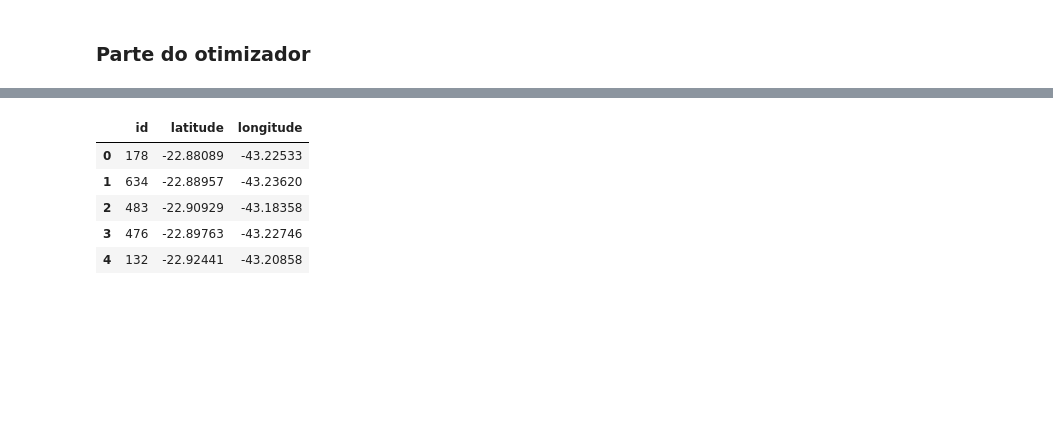
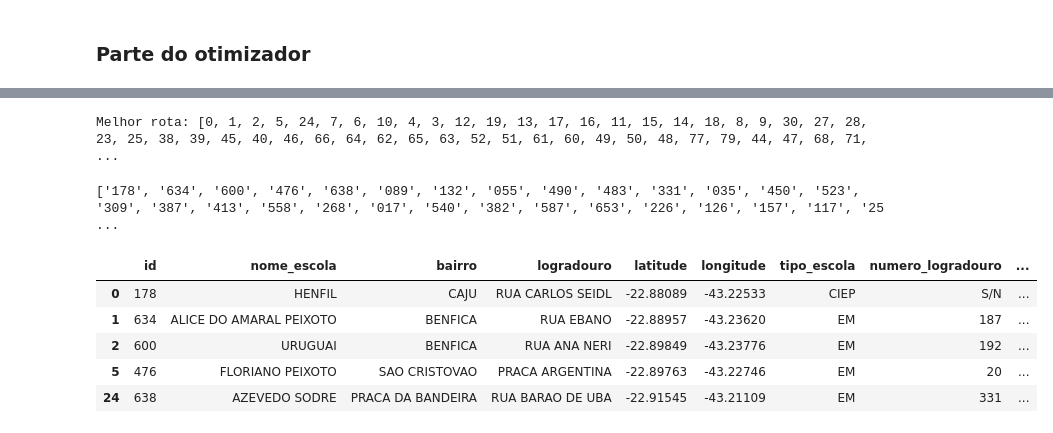
Before and after one commit to victorlemos1/tp-projetoescola, a Jupyter notebook: projeto.ipynb, the cells around one changed output, grey strips where cells are left out. Cells and saved outputs as stored; diff of their text form; code cells hidden in the pictures; blank space fills up the shorter version.

```diff
--- a/projeto.ipynb
+++ b/projeto.ipynb
@@ -235,0 +323,4 @@ display(df_escolas)
+# %%
+df_union = pd.merge(df_escolas, df_materiais, on="id")
+df_union = pd.merge(df_union, df_subprefeituras, on="bairro")
+df_union.head()
@@ -237,4 +335,4 @@ display(df_escolas)
 ### Parte do otimizador
 # %%
 # criando um novo df com colunas necessarias para rodar o otimizador
-df = df_escolas[["id", "latitude", "longitude"]]
+df = df_union[["id", "latitude", "longitude"]]
@@ -241,9 +355,69 @@ df = df_escolas[["id", "latitude", "longitude"]]
+# %%
+pontos_entrega = list(zip(df.latitude, df.longitude))
+
+def distance(point1, point2):
+    """
+    Calcula a distância entre dois pontos geográficos, usando a fórmula de Haversine.
+    """
+    lat1, lon1 = point1
+    lat2, lon2 = point2
+    R = 6371  # raio da Terra em quilômetros
+    phi1 = math.radians(lat1)
+    phi2 = math.radians(lat2)
+    delta_phi = math.radians(lat2 - lat1)
+    delta_lambda = math.radians(lon2 - lon1)
+
+    a = (
+        math.sin(delta_phi / 2) ** 2
+        + math.cos(phi1) * math.cos(phi2) * math.sin(delta_lambda / 2) ** 2
+    )
+    c = 2 * math.atan2(math.sqrt(a), math.sqrt(1 - a))
+
+    d = R * c
+    return d
+
+
+def nearest_neighbor(points):
+    unvisited = set(
+        range(1, len(points))
+    )  # índices que representam os pontos não visitados
+    current_point = 0
+    route = [current_point]
+
+    while unvisited:
+        nearest = min(
+            unvisited, key=lambda x: distance(points[current_point], points[x])
+        )
+        route.append(nearest)
+        unvisited.remove(nearest)
+        current_point = nearest
+
+    route.append(0)  # Volta ao ponto inicial para fechar o ciclo
+    return route
+
+
+# Exemplo de lista de pontos (latitude, longitude)
+# pontos_entrega = [(lat1, lon1), (lat2, lon2), ...]  # Substitua pelos seus pontos
+
+best_route = nearest_neighbor(pontos_entrega)
+print("Melhor rota:", best_route)
+# %% [output]
+Melhor rota: [0, 1, 2, 5, 24, 7, 6, 10, 4, 3, 12, 19, 13, 17, 16, 11, 15, 14, 18, 8, 9, 30, 27, 28, 23, 25, 38, 39, 45, 40, 46, 66, 64, 62, 65, 63, 52, 51, 61, 60, 49, 50, 48, 77, 79, 44, 47, 68, 71,  ...
+# %%
+indices_to_ids = {i: id for i, id in enumerate(df['id'])}
+best_route_with_ids = [indices_to_ids[index] for index in best_route]
+best_route_with_ids.pop()
+print(best_route_with_ids)
+# %% [output]
+['178', '634', '600', '476', '638', '089', '132', '055', '490', '483', '331', '035', '450', '523', '309', '387', '413', '558', '268', '017', '540', '382', '587', '653', '226', '126', '157', '117', '25 ...
+# %%
+df_sorted = df_union.sort_values(by='id', key=lambda x: x.map({id: i for i, id in enumerate(best_route_with_ids)}))
 # %%
-df.head()
+df_sorted.head()
 # %% [output]
-|  | id | latitude | longitude |
-| 0 | 178 | -22.88089 | -43.22533 |
-| 1 | 634 | -22.88957 | -43.23620 |
-| 2 | 483 | -22.90929 | -43.18358 |
-| 3 | 476 | -22.89763 | -43.22746 |
-| 4 | 132 | -22.92441 | -43.20858 |
+|  | id | nome_escola | bairro | logradouro | latitude | longitude | tipo_escola | numero_logradouro | ... |
+| 0 | 178 | HENFIL | CAJU | RUA CARLOS SEIDL | -22.88089 | -43.22533 | CIEP | S/N | ... |
+| 1 | 634 | ALICE DO AMARAL PEIXOTO | BENFICA | RUA EBANO | -22.88957 | -43.23620 | EM | 187 | ... |
+| 2 | 600 | URUGUAI | BENFICA | RUA ANA NERI | -22.89849 | -43.23776 | EM | 192 | ... |
+| 5 | 476 | FLORIANO PEIXOTO | SAO CRISTOVAO | PRACA ARGENTINA | -22.89763 | -43.22746 | EM | 20 | ... |
+| 24 | 638 | AZEVEDO SODRE | PRACA DA BANDEIRA | RUA BARAO DE UBA | -22.91545 | -43.21109 | EM | 331 | ... |
```
Also changed, not shown: parts of 24 cells of this notebook, 8 other files.
